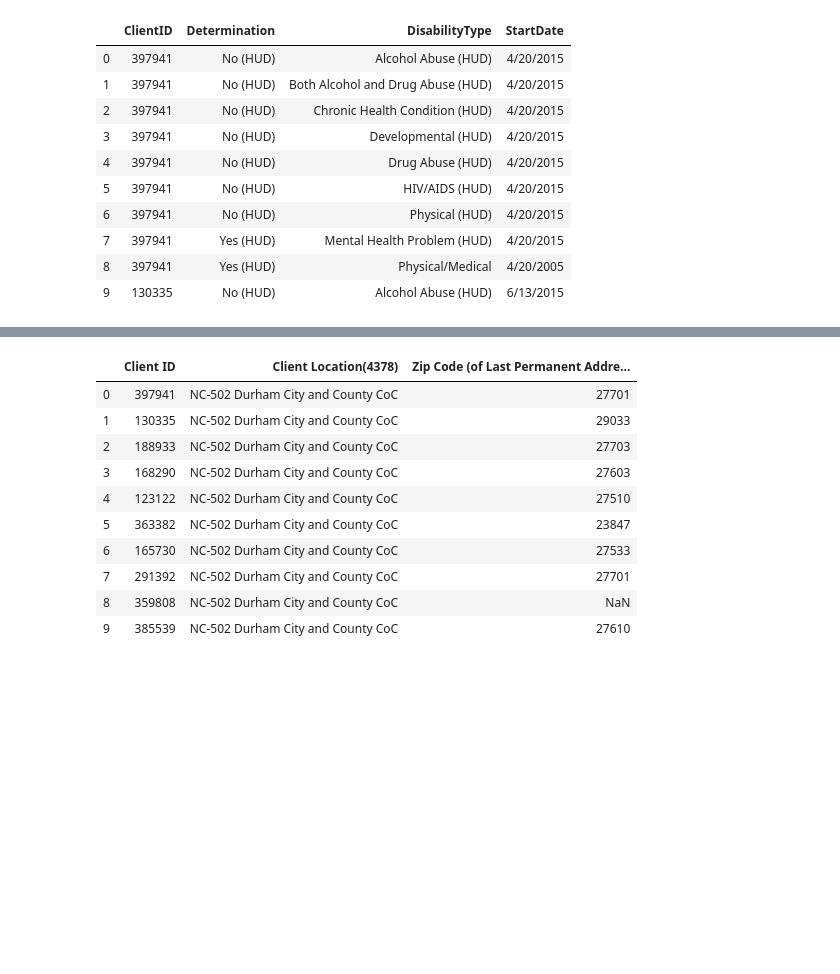
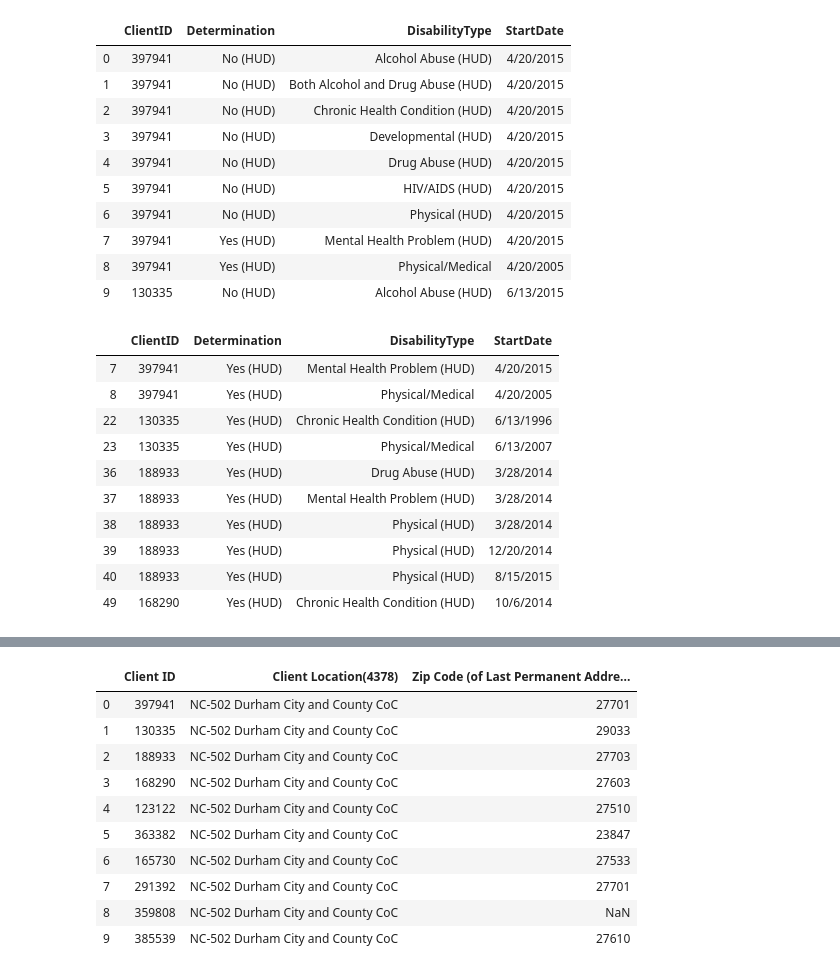
Before and after one commit to meaganfoster/bios611-projects-fall-2019-mlfoste1, a Jupyter notebook: Project_3/pandas_project3.ipynb, the cells around one changed output, grey strips where cells are left out. Drawn from its saved outputs; the diff is of its cells as text; code cells hidden in the pictures; blank space fills up the shorter version.

```diff
--- a/Project_3/pandas_project3.ipynb
+++ b/Project_3/pandas_project3.ipynb
@@ -79,7 +70,7 @@ disability_df.head(10)
 # %%
-disability_df.columns=['ClientID', 'Determination', 'DisabilityType', 'StartDate']
+disability_read_df.columns=['ClientID', 'Determination', 'DisabilityType', 'StartDate']
 
-disability_df.head(10)
+disability_read_df.head(10)
 # %% [output]
 |  | ClientID | Determination | DisabilityType | StartDate |
 | 0 | 397941 | No (HUD) | Alcohol Abuse (HUD) | 4/20/2015 |
@@ -92,3 +83,19 @@ disability_df.head(10)
 | 7 | 397941 | Yes (HUD) | Mental Health Problem (HUD) | 4/20/2015 |
 | 8 | 397941 | Yes (HUD) | Physical/Medical | 4/20/2005 |
 | 9 | 130335 | No (HUD) | Alcohol Abuse (HUD) | 6/13/2015 |
+# %%
+disability_df = disability_read_df[disability_read_df['Determination'] == 'Yes (HUD)'].drop_duplicates()
+
+disability_df.head(10)
+# %% [output]
+|  | ClientID | Determination | DisabilityType | StartDate |
+| 7 | 397941 | Yes (HUD) | Mental Health Problem (HUD) | 4/20/2015 |
+| 8 | 397941 | Yes (HUD) | Physical/Medical | 4/20/2005 |
+| 22 | 130335 | Yes (HUD) | Chronic Health Condition (HUD) | 6/13/1996 |
+| 23 | 130335 | Yes (HUD) | Physical/Medical | 6/13/2007 |
+| 36 | 188933 | Yes (HUD) | Drug Abuse (HUD) | 3/28/2014 |
+| 37 | 188933 | Yes (HUD) | Mental Health Problem (HUD) | 3/28/2014 |
+| 38 | 188933 | Yes (HUD) | Physical (HUD) | 3/28/2014 |
+| 39 | 188933 | Yes (HUD) | Physical (HUD) | 12/20/2014 |
+| 40 | 188933 | Yes (HUD) | Physical (HUD) | 8/15/2015 |
+| 49 | 168290 | Yes (HUD) | Chronic Health Condition (HUD) | 10/6/2014 |
```
Also changed, not shown: parts of 10 cells of this notebook, 10 other files.
